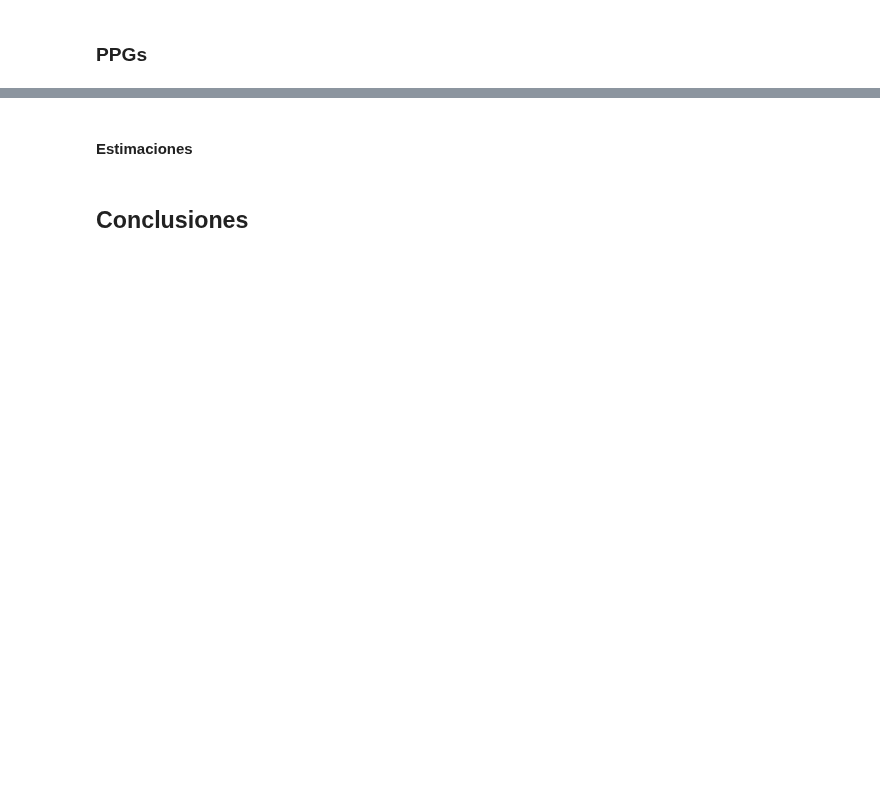
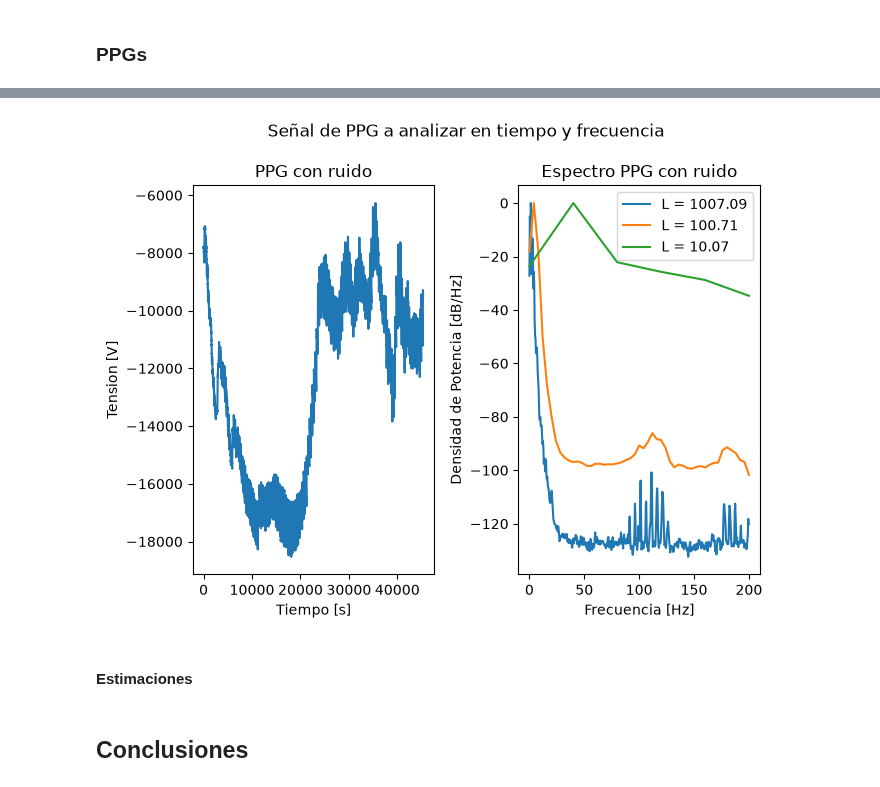
Before and after one commit to jeronimolan/APS-UNSAM, a Jupyter notebook: TS5/TS5.ipynb, the cells around one changed output, grey strips where cells are left out. Cells and saved outputs as stored; diff of their text form; code cells hidden in the pictures; blank space fills up the shorter version.

```diff
--- a/TS5/TS5.ipynb
+++ b/TS5/TS5.ipynb
@@ -114,3 +263,27 @@ plot_db_welch(silbido, wav_data, fs_audio, np.size(wav_data))
+# %%
+fs_ppg = 400 # Hz
+
+ppg = np.genfromtxt('PPG.csv', delimiter=',', skip_header=1)  # Omitir la cabecera si existe
+
+fig_ppgs, ((ppg_t, ppg_w)) = plt.subplots(1,2)
+fig_ppgs.suptitle("Señal de PPG a analizar en tiempo y frecuencia",y =1.02)
+fig_ppgs.tight_layout(w_pad = 3)
+fig_ppgs.set_size_inches(10,3)
+
+ppg_t.set_title("PPG con ruido")
+ppg_t.set_xlabel("Tiempo [s]")
+ppg_t.set_ylabel("Tension [V]")
+ppg_t.plot(ppg)
+
+ppg_w.set_title("Espectro PPG con ruido")
+ppg_w.set_xlabel("Frecuencia [Hz]")
+ppg_w.set_ylabel("Densidad de Potencia [dB/Hz]")
+
+VAR_ppg = [0,0,0]
+BW_ppg = [0,0,0]
+plot_db_welch(ppg_w, ppg, fs_ppg, np.size(ppg), 45, 0.95, BW_ppg,VAR_ppg)
+# %% [output]
+[figure, added]
 # %% [markdown]
 #### Estimaciones
 # %% [markdown]
```
Also changed, not shown: parts of 7 cells of this notebook, 4 other files.
